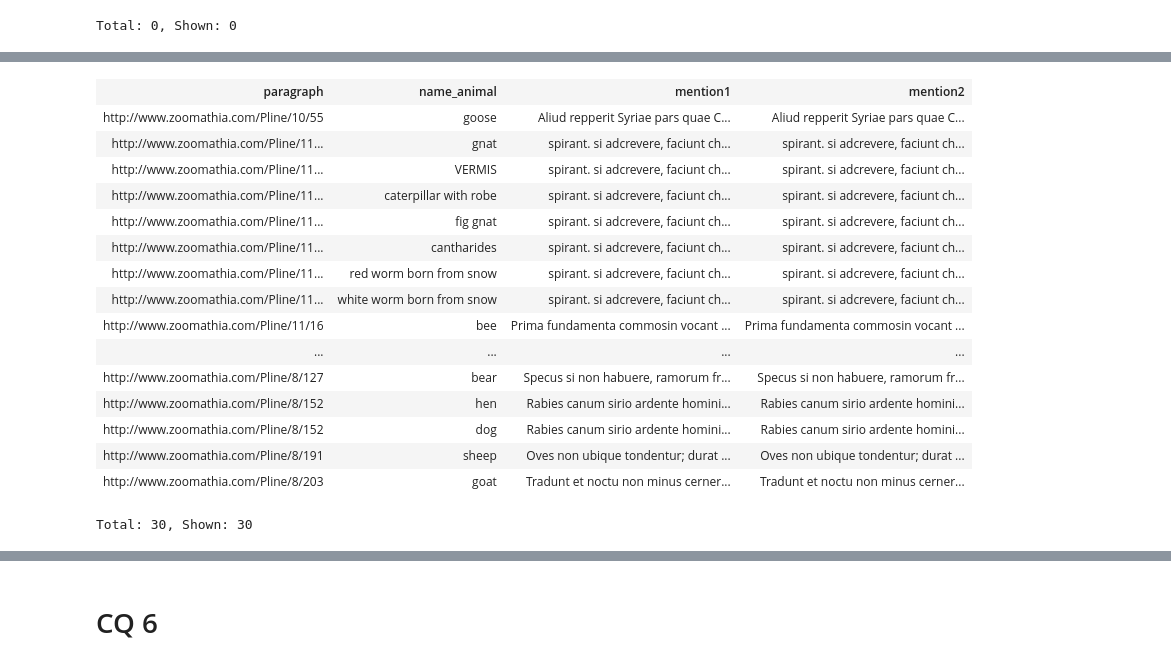
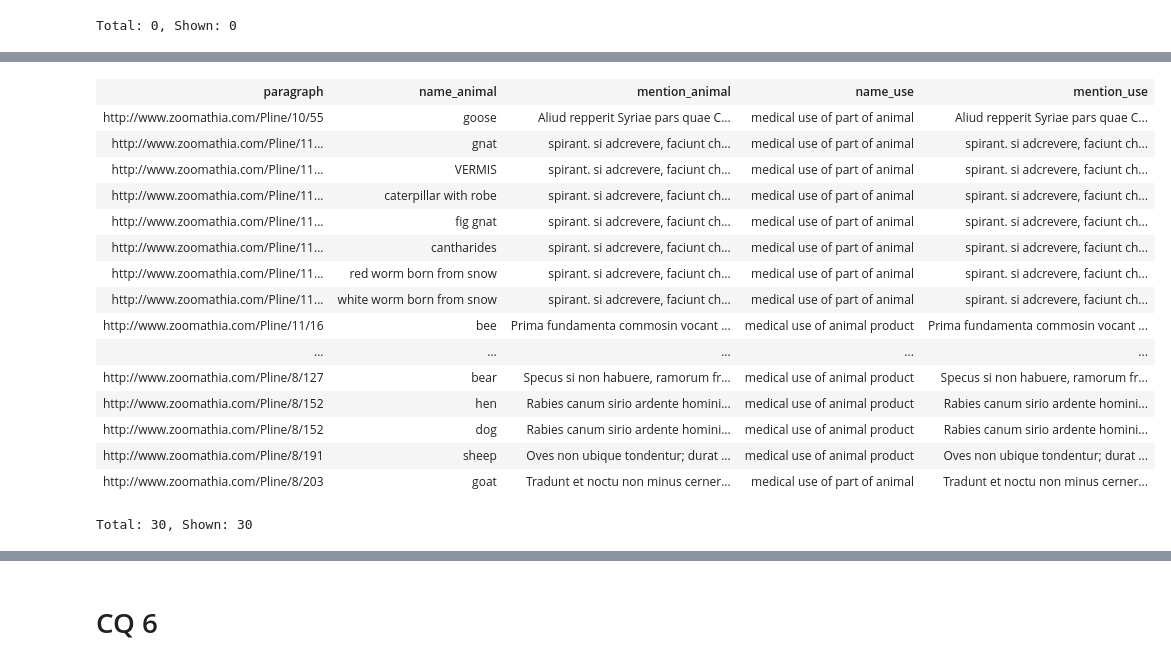
Before and after one commit to Sensaku/CEPAM-CNRS-Zoomathia, a Jupyter notebook: Projet_Zoomathia/QC/Pline-KG_Queries.ipynb, the cells around one changed output, grey strips where cells are left out. Saved outputs shown, nothing was run; the diff lists cells and outputs as text; code cells hidden in the pictures.

```diff
--- a/Projet_Zoomathia/QC/Pline-KG_Queries.ipynb
+++ b/Projet_Zoomathia/QC/Pline-KG_Queries.ipynb
@@ -303,50 +314,54 @@ This SPARQL query allows researchers to identify the animals that have been used
 # %%
-SELECT DISTINCT ?paragraph ?name_animal ?mention1 ?mention2 WHERE {
-  ?annotation1 a oa:Annotation;
-              oa:hasBody ?animal;
-              oa:hasTarget ?target1.
-  ?target1 oa:hasSource ?paragraph;
-     oa:hasSelector ?selector1.
+SELECT DISTINCT ?paragraph ?name_animal ?mention_animal ?name_use ?mention_use WHERE {
+?annotation1 oa:hasBody ?animal;
+    oa:hasTarget [
+        oa:hasSource ?paragraph;
+        oa:hasSelector [
+            oa:exact ?mention_animal;
+            oa:start ?start_mention_animal;
+            oa:end ?end_mention_animal;
+            ]
+        ].
 
-?annotation2 a oa:Annotation;
-              oa:hasBody ?use;
-              oa:hasTarget ?target2.
-  ?target2 oa:hasSource ?paragraph;
-     oa:hasSelector ?selector2.
+?annotation2 oa:hasBody ?use;
+    oa:hasTarget [
+        oa:hasSource ?paragraph;
+        oa:hasSelector [
+            oa:exact ?mention_use;
+            oa:start ?start_mention_use;
+            oa:end ?end_mention_use;
+        ]
+    ].
 
-  ?selector1 oa:exact ?mention1.
-  ?selector2 oa:exact ?mention2.
+?animal skos:prefLabel ?name_animal.
 
-  ?animal a skos:Concept;
-       skos:prefLabel ?name_animal.
+?animal_collection skos:prefLabel "Ancient class"@en;
+    skos:member ?animal.
 
-  ?animal_collection a skos:Collection;
-       skos:prefLabel "Ancient class"@en;
-       skos:member ?animal.
+?use skos:prefLabel ?name_use;
+    skos:broader+ ?use_generique.
 
-  ?use skos:prefLabel ?name_use;
-       skos:broader+ ?use_generique.
-  ?use_generique skos:prefLabel "medical use of animal"@en.
+?use_generique skos:prefLabel "medical use of animal"@en.
 
-  FILTER (lang(?name_animal) = "en").
-  FILTER (lang(?name_use) = "en")
+FILTER (lang(?name_animal) = "en").
+FILTER (lang(?name_use) = "en")
 }
 ORDER BY ?paragraph
 # %% [output]
-| paragraph | name_animal | mention1 | mention2 |
-| http://www.zoomathia.com/Pline/10/55 | goose | Aliud repperit Syriae pars quae C... | Aliud repperit Syriae pars quae C... |
-| http://www.zoomathia.com/Pline/11... | gnat | spirant. si adcrevere, faciunt ch... | spirant. si adcrevere, faciunt ch... |
-| http://www.zoomathia.com/Pline/11... | VERMIS | spirant. si adcrevere, faciunt ch... | spirant. si adcrevere, faciunt ch... |
-| http://www.zoomathia.com/Pline/11... | caterpillar with robe | spirant. si adcrevere, faciunt ch... | spirant. si adcrevere, faciunt ch... |
-| http://www.zoomathia.com/Pline/11... | fig gnat | spirant. si adcrevere, faciunt ch... | spirant. si adcrevere, faciunt ch... |
-| http://www.zoomathia.com/Pline/11... | cantharides | spirant. si adcrevere, faciunt ch... | spirant. si adcrevere, faciunt ch... |
-| http://www.zoomathia.com/Pline/11... | red worm born from snow | spirant. si adcrevere, faciunt ch... | spirant. si adcrevere, faciunt ch... |
-| http://www.zoomathia.com/Pline/11... | white worm born from snow | spirant. si adcrevere, faciunt ch... | spirant. si adcrevere, faciunt ch... |
-| http://www.zoomathia.com/Pline/11/16 | bee | Prima fundamenta commosin vocant ... | Prima fundamenta commosin vocant ... |
-| ... | ... | ... | ... |
-| http://www.zoomathia.com/Pline/8/127 | bear | Specus si non habuere, ramorum fr... | Specus si non habuere, ramorum fr... |
-| http://www.zoomathia.com/Pline/8/152 | hen | Rabies canum sirio ardente homini... | Rabies canum sirio ardente homini... |
-| http://www.zoomathia.com/Pline/8/152 | dog | Rabies canum sirio ardente homini... | Rabies canum sirio ardente homini... |
-| http://www.zoomathia.com/Pline/8/191 | sheep | Oves non ubique tondentur; durat ... | Oves non ubique tondentur; durat ... |
-| http://www.zoomathia.com/Pline/8/203 | goat | Tradunt et noctu non minus cerner... | Tradunt et noctu non minus cerner... |
+| paragraph | name_animal | mention_animal | name_use | mention_use |
+| http://www.zoomathia.com/Pline/10/55 | goose | Aliud repperit Syriae pars quae C... | medical use of part of animal | Aliud repperit Syriae pars quae C... |
+| http://www.zoomathia.com/Pline/11... | gnat | spirant. si adcrevere, faciunt ch... | medical use of part of animal | spirant. si adcrevere, faciunt ch... |
+| http://www.zoomathia.com/Pline/11... | VERMIS | spirant. si adcrevere, faciunt ch... | medical use of part of animal | spirant. si adcrevere, faciunt ch... |
+| http://www.zoomathia.com/Pline/11... | caterpillar with robe | spirant. si adcrevere, faciunt ch... | medical use of part of animal | spirant. si adcrevere, faciunt ch... |
+| http://www.zoomathia.com/Pline/11... | fig gnat | spirant. si adcrevere, faciunt ch... | medical use of part of animal | spirant. si adcrevere, faciunt ch... |
+| http://www.zoomathia.com/Pline/11... | cantharides | spirant. si adcrevere, faciunt ch... | medical use of part of animal | spirant. si adcrevere, faciunt ch... |
+| http://www.zoomathia.com/Pline/11... | red worm born from snow | spirant. si adcrevere, faciunt ch... | medical use of part of animal | spirant. si adcrevere, faciunt ch... |
+| http://www.zoomathia.com/Pline/11... | white worm born from snow | spirant. si adcrevere, faciunt ch... | medical use of part of animal | spirant. si adcrevere, faciunt ch... |
+| http://www.zoomathia.com/Pline/11/16 | bee | Prima fundamenta commosin vocant ... | medical use of animal product | Prima fundamenta commosin vocant ... |
+| ... | ... | ... | ... | ... |
+| http://www.zoomathia.com/Pline/8/127 | bear | Specus si non habuere, ramorum fr... | medical use of animal product | Specus si non habuere, ramorum fr... |
+| http://www.zoomathia.com/Pline/8/152 | hen | Rabies canum sirio ardente homini... | medical use of animal product | Rabies canum sirio ardente homini... |
+| http://www.zoomathia.com/Pline/8/152 | dog | Rabies canum sirio ardente homini... | medical use of animal product | Rabies canum sirio ardente homini... |
+| http://www.zoomathia.com/Pline/8/191 | sheep | Oves non ubique tondentur; durat ... | medical use of animal product | Oves non ubique tondentur; durat ... |
+| http://www.zoomathia.com/Pline/8/203 | goat | Tradunt et noctu non minus cerner... | medical use of part of animal | Tradunt et noctu non minus cerner... |
 Total: 30, Shown: 30
```
Also changed, not shown: parts of 13 cells of this notebook.
